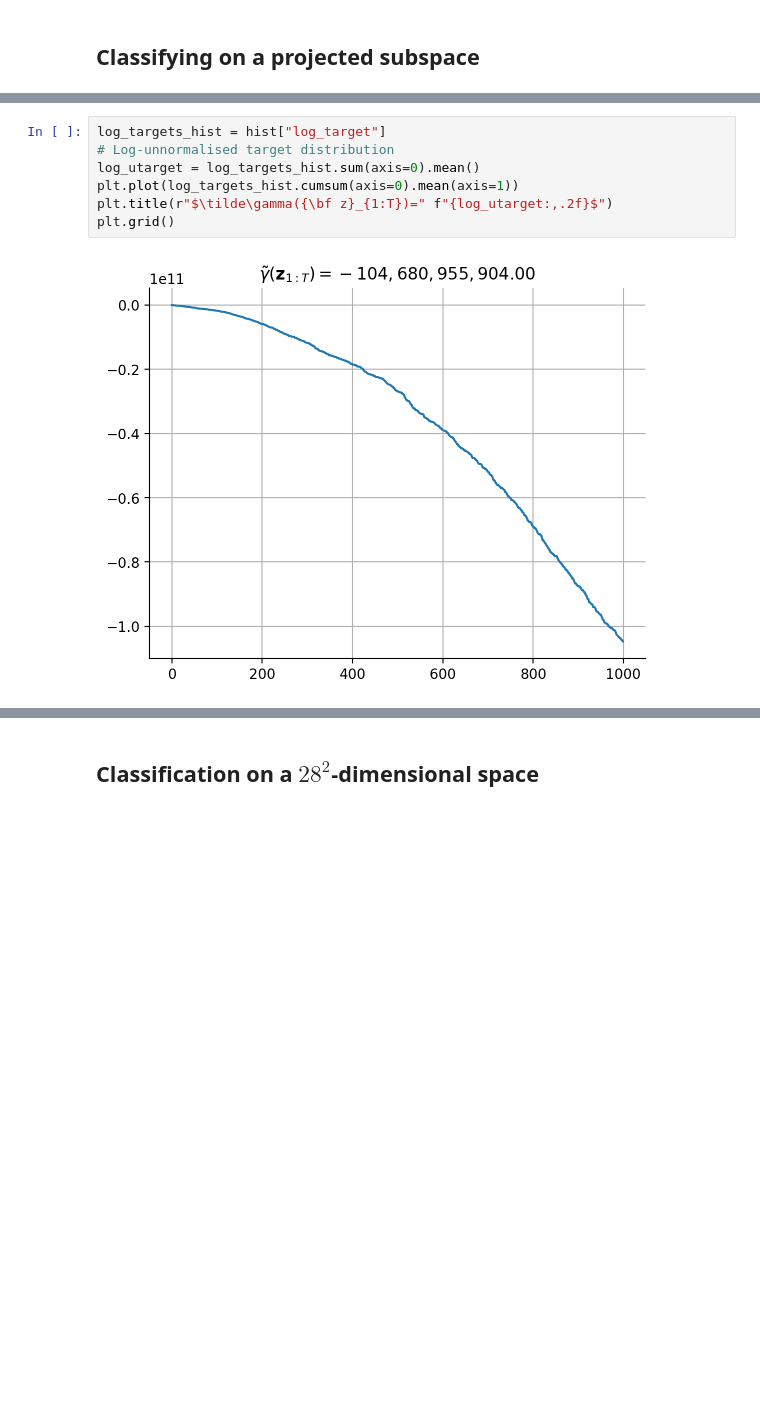
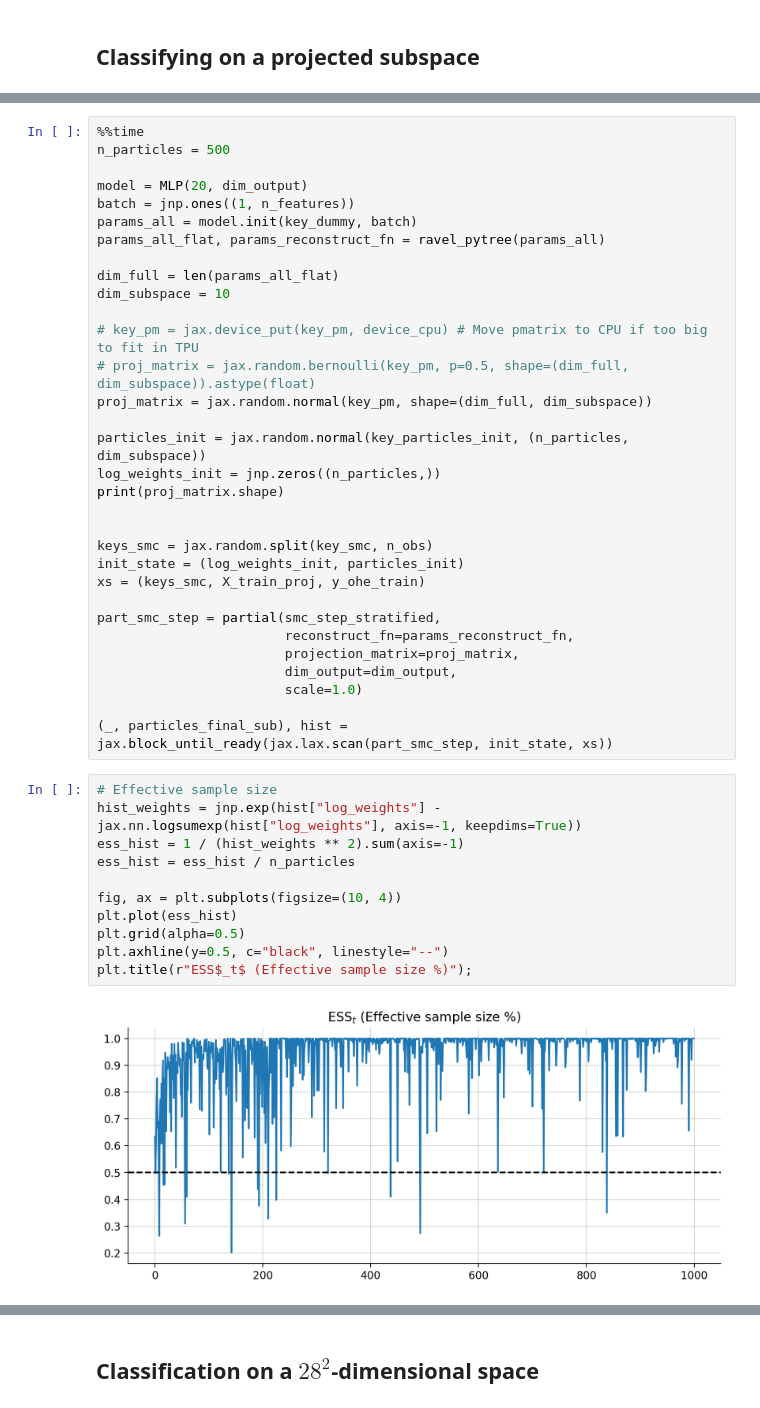
Before and after one commit to gerdm/bayes, a Jupyter notebook: smc-cnn-subspace.ipynb, the cells around one changed output, grey strips where cells are left out. Cells and saved outputs as stored; diff of their text form; blank space fills up the shorter version.

```diff
--- a/smc-cnn-subspace.ipynb
+++ b/smc-cnn-subspace.ipynb
@@ -222,12 +189,48 @@ Wall time: 9.63 s
-# %%
-log_targets_hist = hist["log_target"]
-# Log-unnormalised target distribution
-log_utarget = log_targets_hist.sum(axis=0).mean()
-plt.plot(log_targets_hist.cumsum(axis=0).mean(axis=1))
-plt.title(r"$\tilde\gamma({\bf z}_{1:T})=" f"{log_utarget:,.2f}$")
-plt.grid()
-# %% [output]
-[figure, removed]
+# %%
+%%time
+n_particles = 500
+
+model = MLP(20, dim_output)
+batch = jnp.ones((1, n_features))
+params_all = model.init(key_dummy, batch)
+params_all_flat, params_reconstruct_fn = ravel_pytree(params_all)
+
+dim_full = len(params_all_flat)
+dim_subspace = 10
+
+# key_pm = jax.device_put(key_pm, device_cpu) # Move pmatrix to CPU if too big to fit in TPU
+# proj_matrix = jax.random.bernoulli(key_pm, p=0.5, shape=(dim_full, dim_subspace)).astype(float)
+proj_matrix = jax.random.normal(key_pm, shape=(dim_full, dim_subspace))
+
+particles_init = jax.random.normal(key_particles_init, (n_particles, dim_subspace))
+log_weights_init = jnp.zeros((n_particles,))
+print(proj_matrix.shape)
+
+
+keys_smc = jax.random.split(key_smc, n_obs)
+init_state = (log_weights_init, particles_init)
+xs = (keys_smc, X_train_proj, y_ohe_train)
+
+part_smc_step = partial(smc_step_stratified,
+                        reconstruct_fn=params_reconstruct_fn,
+                        projection_matrix=proj_matrix,
+                        dim_output=dim_output,
+                        scale=1.0)
+
+(_, particles_final_sub), hist = jax.block_until_ready(jax.lax.scan(part_smc_step, init_state, xs))
+# %%
+# Effective sample size
+hist_weights = jnp.exp(hist["log_weights"] - jax.nn.logsumexp(hist["log_weights"], axis=-1, keepdims=True))
+ess_hist = 1 / (hist_weights ** 2).sum(axis=-1)
+ess_hist = ess_hist / n_particles
+
+fig, ax = plt.subplots(figsize=(10, 4))
+plt.plot(ess_hist)
+plt.grid(alpha=0.5)
+plt.axhline(y=0.5, c="black", linestyle="--")
+plt.title(r"ESS$_t$ (Effective sample size %)");
+# %% [output]
+[figure, new version]
 # %%
 %%time
 particles_final = jnp.einsum("pk,mk->pm", particles_final_sub, proj_matrix)
```
Also changed, not shown: parts of 23 cells of this notebook.
